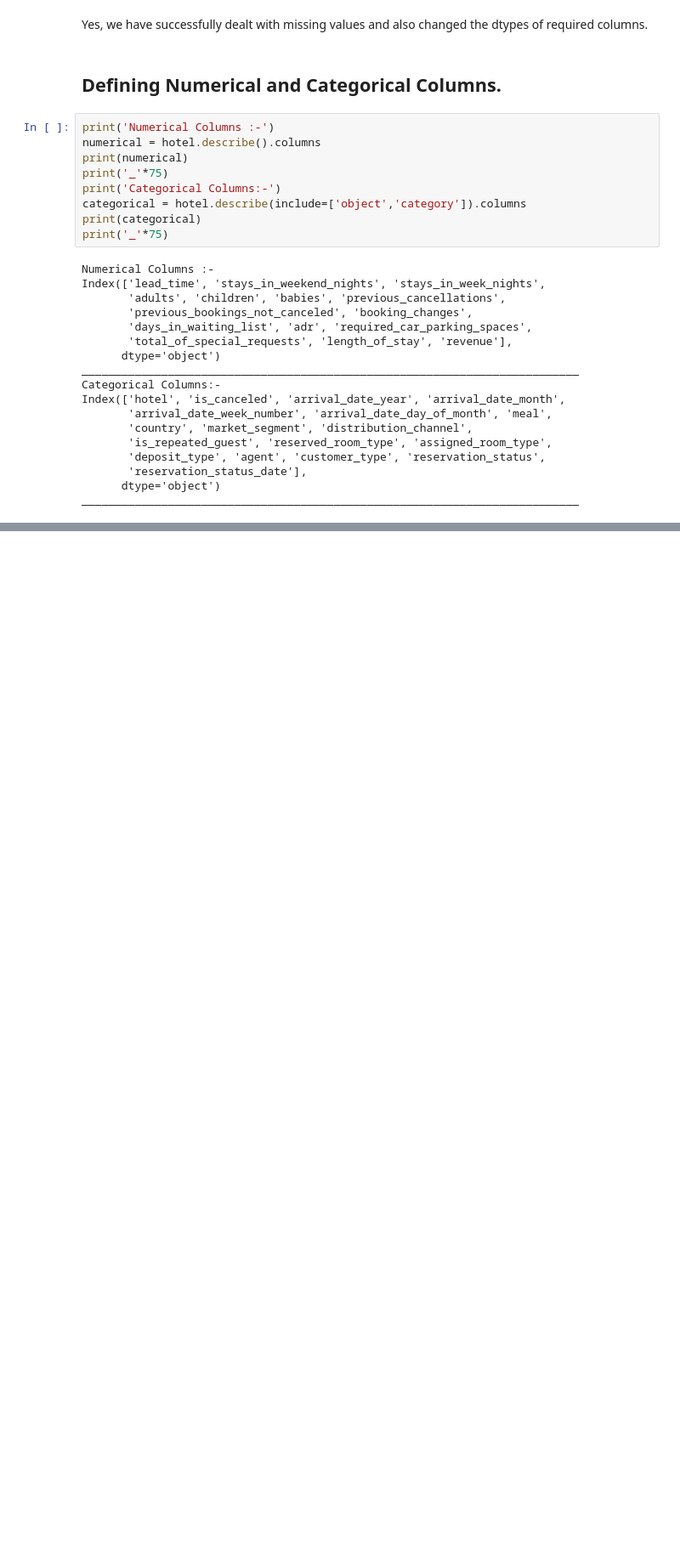
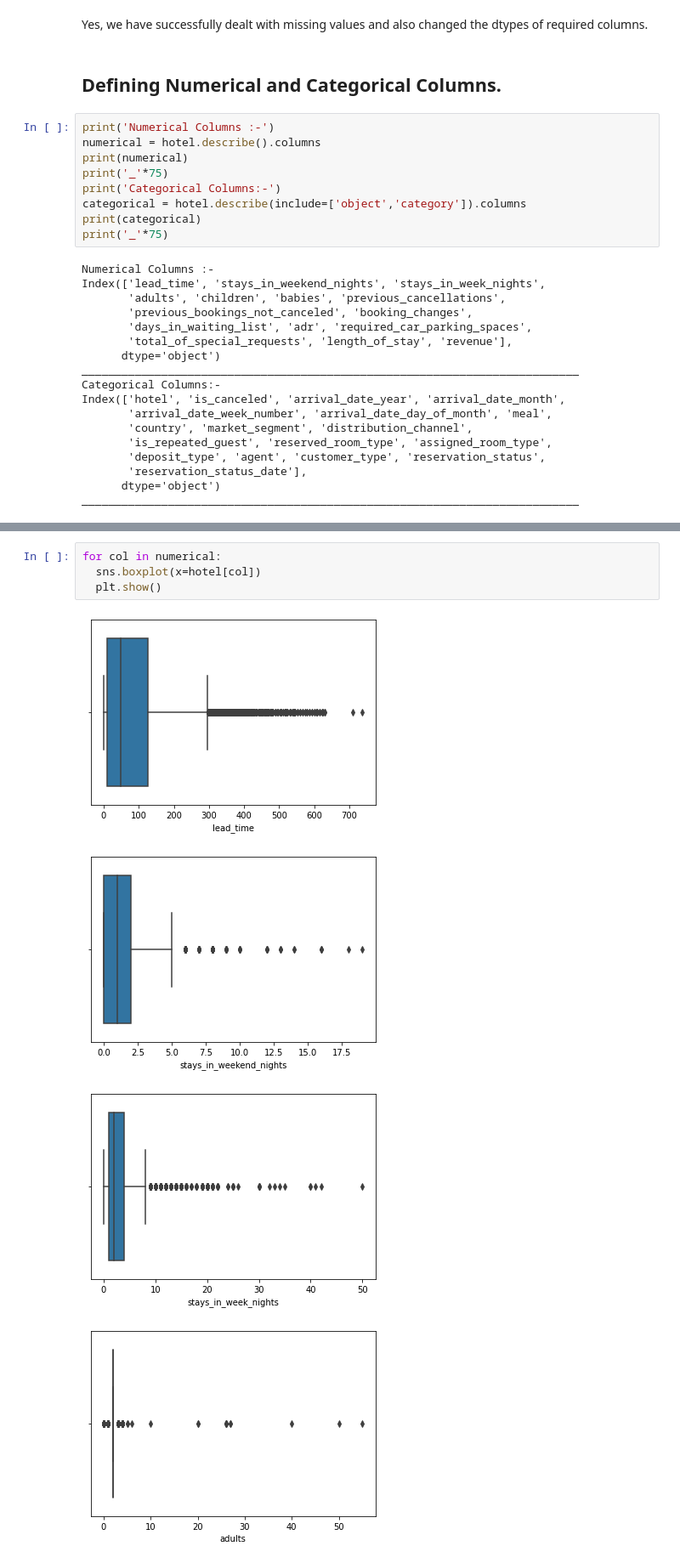
Before and after one commit to shubhpanchal/EDA--HotelAnalysis-AlmabetterCapstoneProject, a Jupyter notebook: Copy_of_Hotel_Booking_Analysis_Capstone_Project.ipynb, the cells around one changed output, grey strips where cells are left out. Shown: that part at 85% size. Drawn from its saved outputs; the diff is of its cells as text; blank space fills up the shorter version.

```diff
--- a/Copy_of_Hotel_Booking_Analysis_Capstone_Project.ipynb
+++ b/Copy_of_Hotel_Booking_Analysis_Capstone_Project.ipynb
@@ -339,0 +423,9 @@ ___________________________________________________________________________
+# %%
+for col in numerical:
+  sns.boxplot(x=hotel[col])
+  plt.show()
+# %% [output]
+[figure, added]
+[figure, added]
+[figure, added]
+[figure, added]
```
Also changed, not shown: parts of 19 cells of this notebook.
